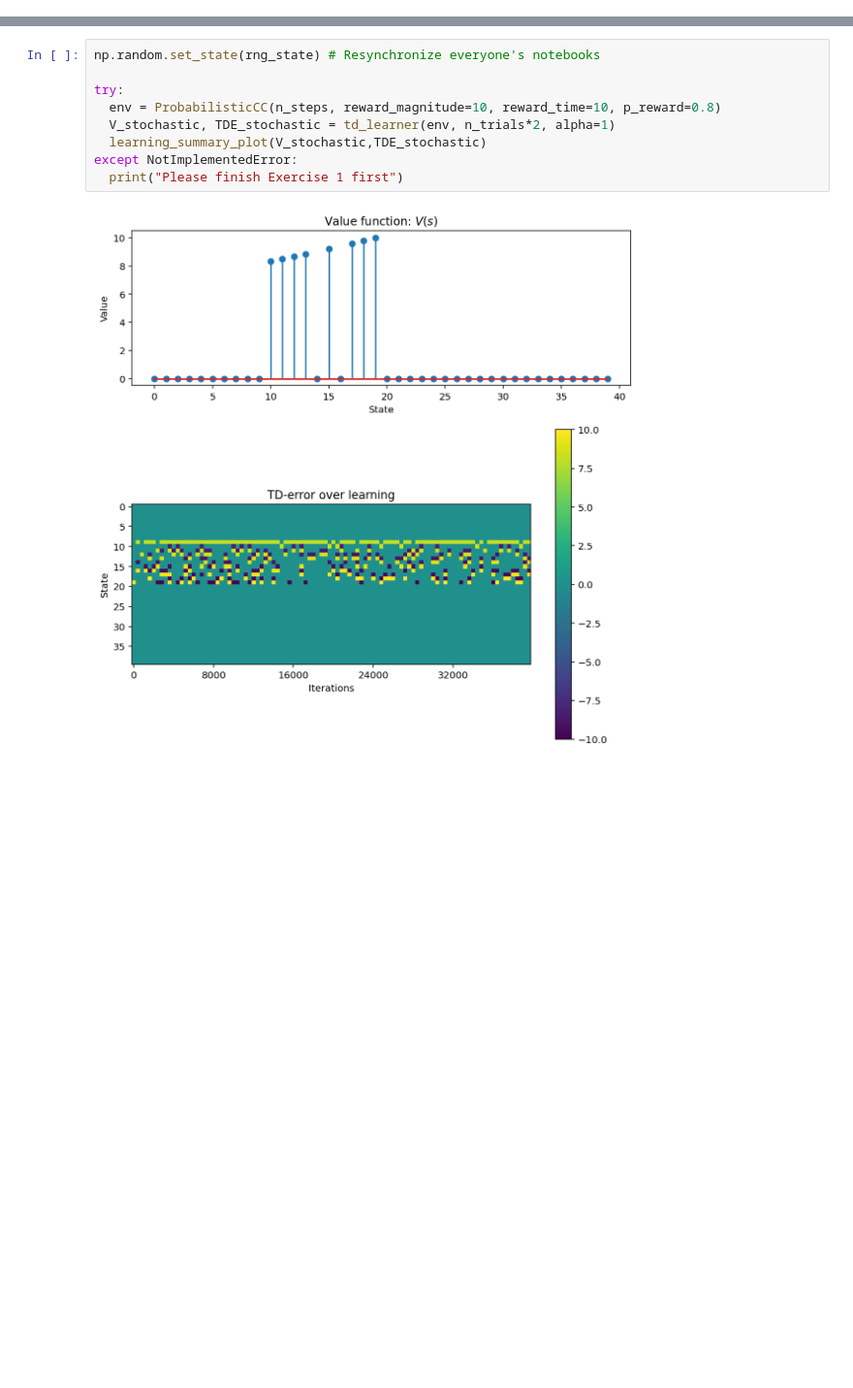
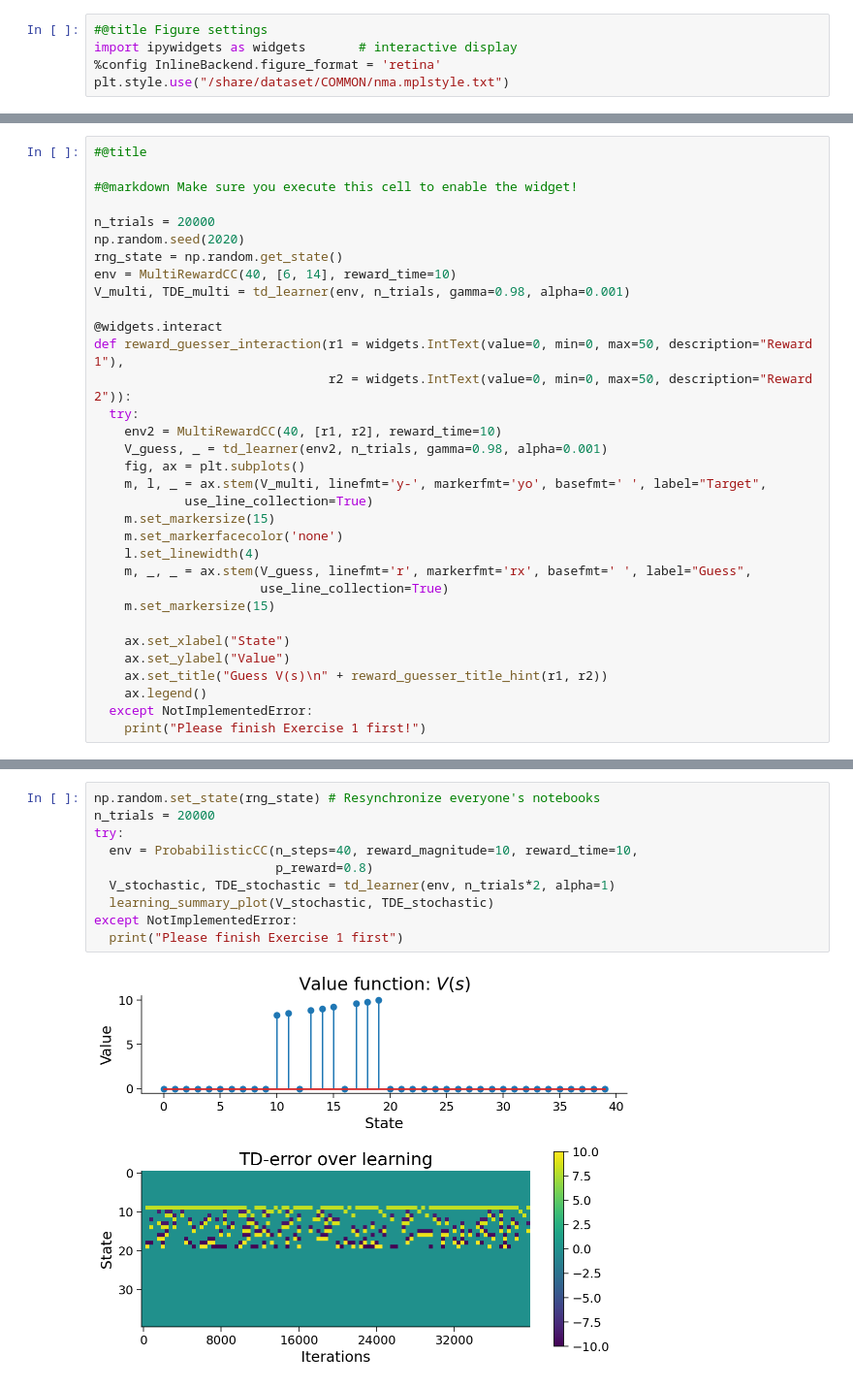
Before and after one commit to txperl/course-content, a Jupyter notebook: tutorials/W2D5_ReinforcementLearning/student/W2D5_Tutorial1.ipynb, the cells around one changed output, grey strips where cells are left out. Shown at 97% size. Saved outputs shown, nothing was run; the diff lists cells and outputs as text; blank space fills up the shorter version.

```diff
--- a/tutorials/W2D5_ReinforcementLearning/student/W2D5_Tutorial1.ipynb
+++ b/tutorials/W2D5_ReinforcementLearning/student/W2D5_Tutorial1.ipynb
@@ -403,0 +26,5 @@ Run the cell below to plot the TD errors from our multi-reward environment. A ne
+# %%
+#@title Figure settings
+import ipywidgets as widgets       # interactive display
+%config InlineBackend.figure_format = 'retina'
+plt.style.use("/share/dataset/COMMON/nma.mplstyle.txt")
@@ -403,0 +387,33 @@ Run the cell below to plot the TD errors from our multi-reward environment. A ne
+# %%
+#@title
+
+#@markdown Make sure you execute this cell to enable the widget!
+
+n_trials = 20000
+np.random.seed(2020)
+rng_state = np.random.get_state()
+env = MultiRewardCC(40, [6, 14], reward_time=10)
+V_multi, TDE_multi = td_learner(env, n_trials, gamma=0.98, alpha=0.001)
+
+@widgets.interact
+def reward_guesser_interaction(r1 = widgets.IntText(value=0, min=0, max=50, description="Reward 1"),
+                               r2 = widgets.IntText(value=0, min=0, max=50, description="Reward 2")):
+  try:
+    env2 = MultiRewardCC(40, [r1, r2], reward_time=10)
+    V_guess, _ = td_learner(env2, n_trials, gamma=0.98, alpha=0.001)
+    fig, ax = plt.subplots()
+    m, l, _ = ax.stem(V_multi, linefmt='y-', markerfmt='yo', basefmt=' ', label="Target",
+            use_line_collection=True)
+    m.set_markersize(15)
+    m.set_markerfacecolor('none')
+    l.set_linewidth(4)
+    m, _, _ = ax.stem(V_guess, linefmt='r', markerfmt='rx', basefmt=' ', label="Guess",
+                      use_line_collection=True)
+    m.set_markersize(15)
+
+    ax.set_xlabel("State")
+    ax.set_ylabel("Value")
+    ax.set_title("Guess V(s)\n" + reward_guesser_title_hint(r1, r2))
+    ax.legend()
+  except NotImplementedError:
+    print("Please finish Exercise 1 first!")
@@ -418,13 +440,14 @@ In this environment, we'll return to delivering a single reward of ten units. Ho
 Earlier in the notebook, we saw that changing $\alpha$ had little effect on learning in a deterministic environment. What happens if you set it to an large value, like 1, in this noisier scenario? Does it seem like it will _ever_ converge?
 # %%
 np.random.set_state(rng_state) # Resynchronize everyone's notebooks
-
+n_trials = 20000
 try:
-  env = ProbabilisticCC(n_steps, reward_magnitude=10, reward_time=10, p_reward=0.8)
+  env = ProbabilisticCC(n_steps=40, reward_magnitude=10, reward_time=10,
+                        p_reward=0.8)
   V_stochastic, TDE_stochastic = td_learner(env, n_trials*2, alpha=1)
-  learning_summary_plot(V_stochastic,TDE_stochastic)
+  learning_summary_plot(V_stochastic, TDE_stochastic)
 except NotImplementedError:
   print("Please finish Exercise 1 first")
 # %% [output]
-[figure, old version]
+[figure, new version]
 # %% [markdown]
```
Also changed, not shown: parts of 54 cells of this notebook, 32 other files.
